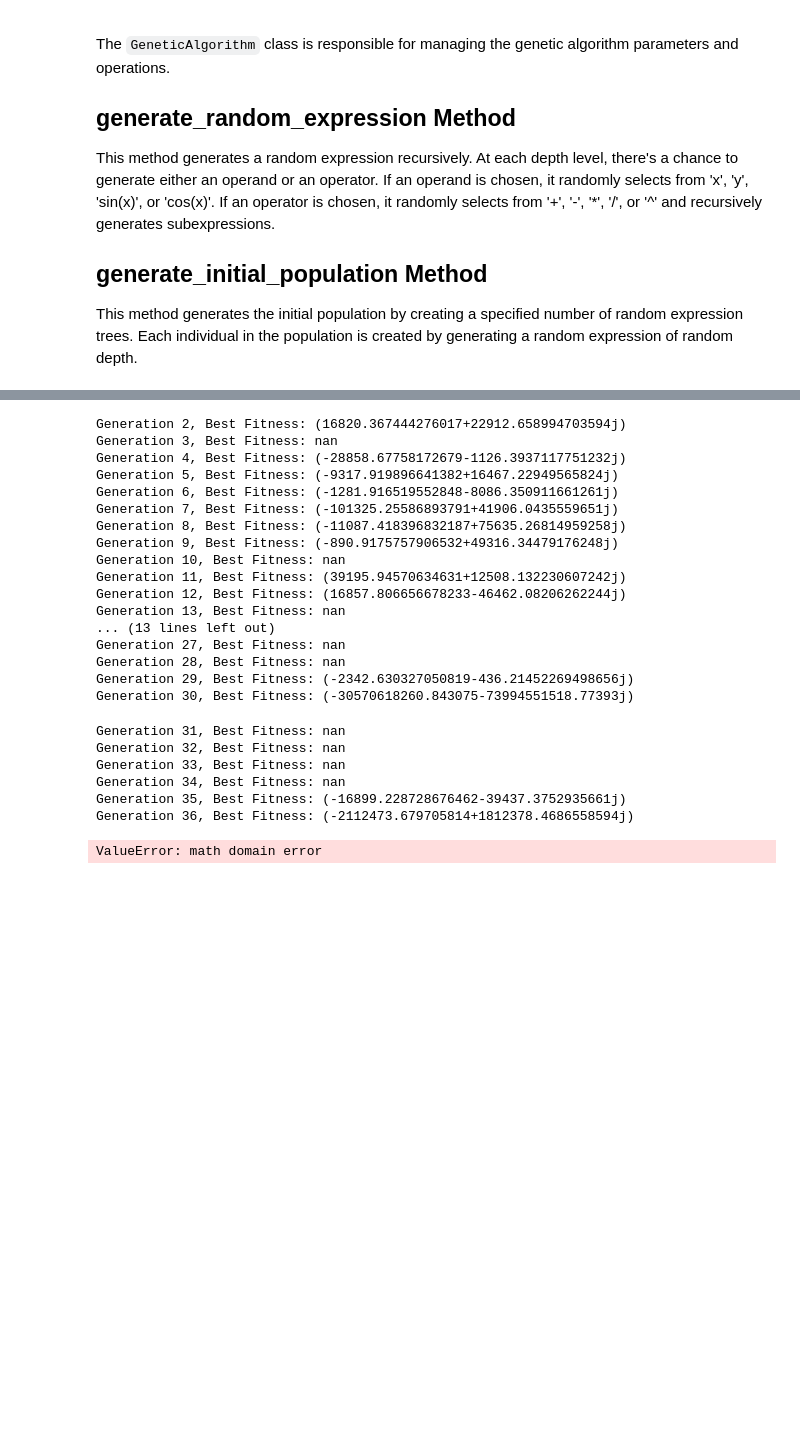
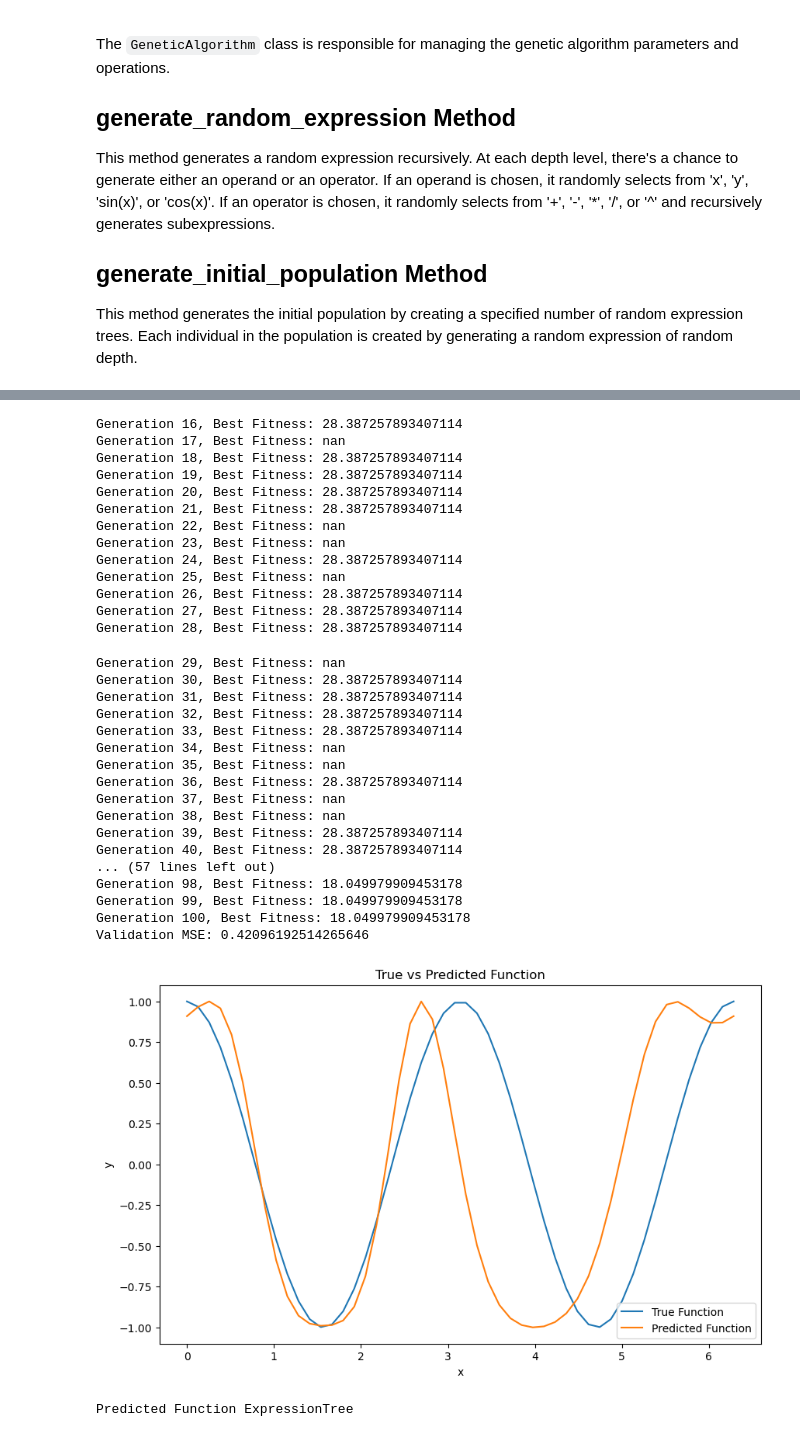
Before and after one commit to MahdiAsadolahzade/Genetic-Programming, a Jupyter notebook: Genetic.ipynb, the cells around one changed output, grey strips where cells are left out. Cells and saved outputs as stored; diff of their text form; code cells hidden in the pictures; blank space fills up the shorter version.

```diff
--- a/Genetic.ipynb
+++ b/Genetic.ipynb
@@ -354,7 +370,7 @@ TypeError: '<' not supported between instances of 'complex' and 'float'
 
 # Step 1: Generate training data from a known function
 def true_function(x):
-    return np.sin(x) + np.cos(2 * x)
+    return np.cos(2 * x)
 
 training_set_size = 100
 x_train = np.linspace(0, np.pi, training_set_size)
@@ -402,24 +432,32 @@ Generation 1, Best Fitness: (475.6118002316416-523.4531684353993j)
-Generation 2, Best Fitness: (16820.367444276017+22912.658994703594j)
-Generation 3, Best Fitness: nan
-Generation 4, Best Fitness: (-28858.67758172679-1126.3937117751232j)
-Generation 5, Best Fitness: (-9317.919896641382+16467.22949565824j)
-Generation 6, Best Fitness: (-1281.916519552848-8086.350911661261j)
-Generation 7, Best Fitness: (-101325.25586893791+41906.0435559651j)
-Generation 8, Best Fitness: (-11087.418396832187+75635.26814959258j)
-Generation 9, Best Fitness: (-890.9175757906532+49316.34479176248j)
-Generation 10, Best Fitness: nan
-Generation 11, Best Fitness: (39195.94570634631+12508.132230607242j)
-Generation 12, Best Fitness: (16857.806656678233-46462.08206262244j)
-Generation 13, Best Fitness: nan
-... (13 lines left out)
-Generation 27, Best Fitness: nan
-Generation 28, Best Fitness: nan
-Generation 29, Best Fitness: (-2342.630327050819-436.21452269498656j)
-Generation 30, Best Fitness: (-30570618260.843075-73994551518.77393j)
+Generation 16, Best Fitness: 28.387257893407114
+Generation 17, Best Fitness: nan
+Generation 18, Best Fitness: 28.387257893407114
+Generation 19, Best Fitness: 28.387257893407114
+Generation 20, Best Fitness: 28.387257893407114
+Generation 21, Best Fitness: 28.387257893407114
+Generation 22, Best Fitness: nan
+Generation 23, Best Fitness: nan
+Generation 24, Best Fitness: 28.387257893407114
+Generation 25, Best Fitness: nan
+Generation 26, Best Fitness: 28.387257893407114
+Generation 27, Best Fitness: 28.387257893407114
+Generation 28, Best Fitness: 28.387257893407114
-Generation 31, Best Fitness: nan
-Generation 32, Best Fitness: nan
-Generation 33, Best Fitness: nan
+Generation 29, Best Fitness: nan
+Generation 30, Best Fitness: 28.387257893407114
+Generation 31, Best Fitness: 28.387257893407114
+Generation 32, Best Fitness: 28.387257893407114
+Generation 33, Best Fitness: 28.387257893407114
 Generation 34, Best Fitness: nan
-Generation 35, Best Fitness: (-16899.228728676462-39437.3752935661j)
-Generation 36, Best Fitness: (-2112473.679705814+1812378.4686558594j)
+Generation 35, Best Fitness: nan
+Generation 36, Best Fitness: 28.387257893407114
+Generation 37, Best Fitness: nan
+Generation 38, Best Fitness: nan
+Generation 39, Best Fitness: 28.387257893407114
+Generation 40, Best Fitness: 28.387257893407114
+... (57 lines left out)
+Generation 98, Best Fitness: 18.049979909453178
+Generation 99, Best Fitness: 18.049979909453178
+Generation 100, Best Fitness: 18.049979909453178
+Validation MSE: 0.42096192514265646
+[figure, added]
-ValueError: math domain error
+Predicted Function ExpressionTree
```
Also changed, not shown: parts of 4 cells of this notebook.
